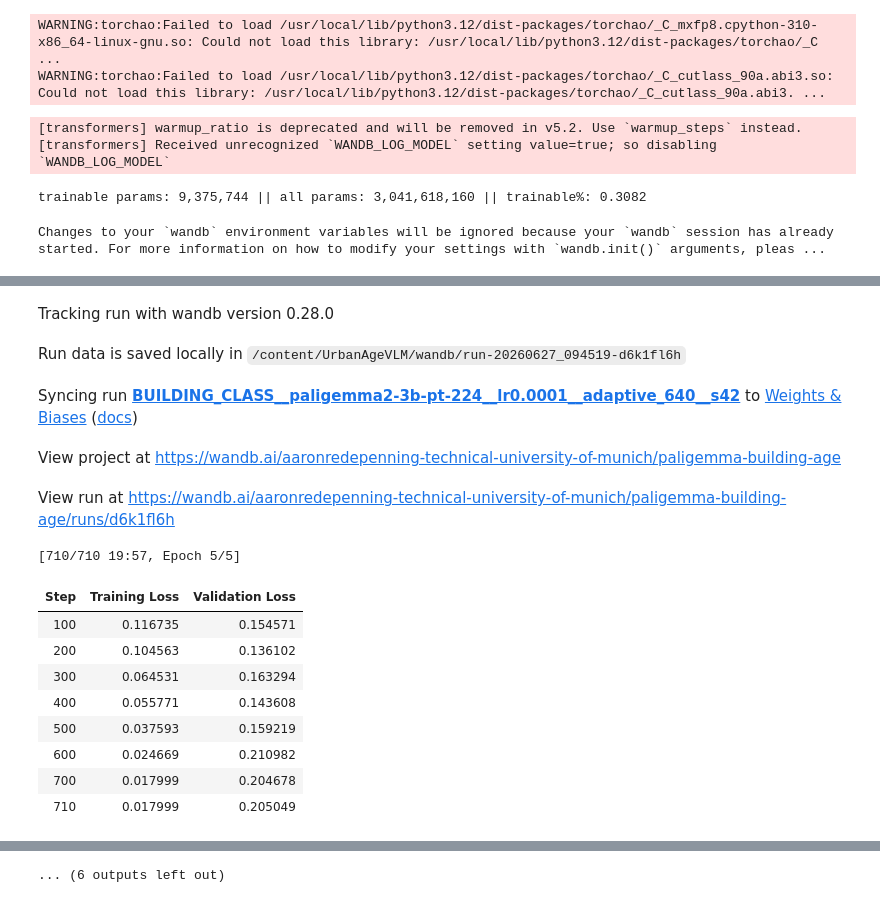
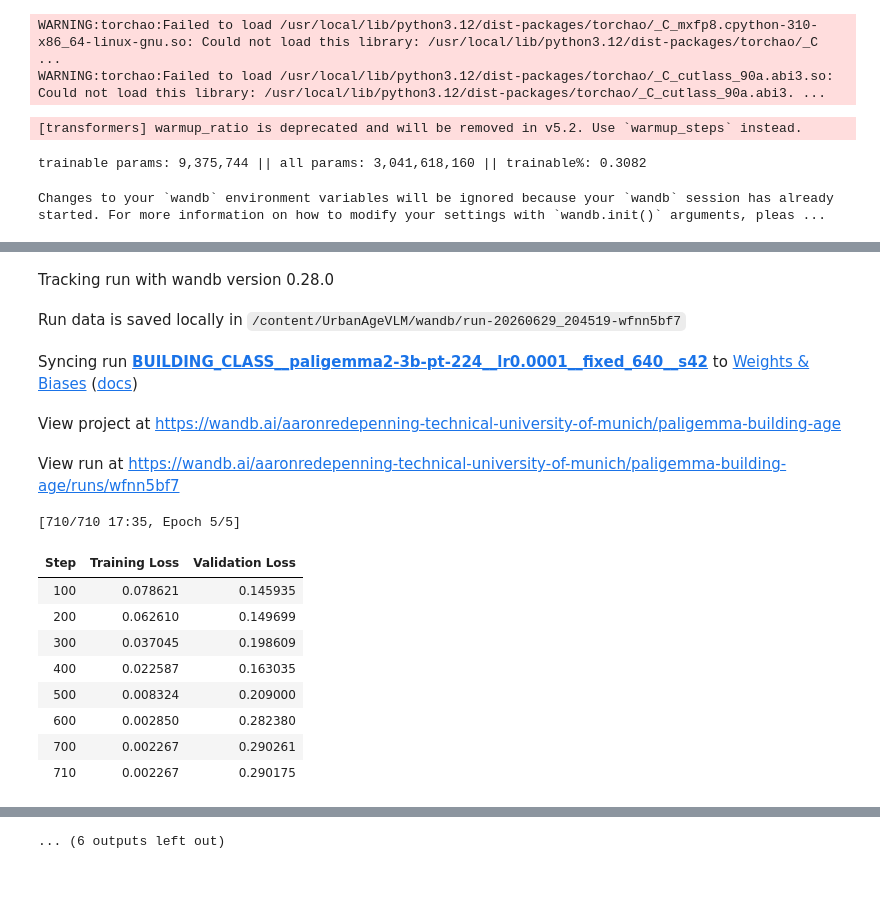
Before and after one commit to AaronRedepenning/UrbanAgeVLM, a Jupyter notebook: notebooks/04_train_paligemma.ipynb, the cells around one changed output, grey strips where cells are left out. Saved outputs shown, nothing was run; the diff lists cells and outputs as text; code cells hidden in the pictures.

```diff
--- a/notebooks/04_train_paligemma.ipynb
+++ b/notebooks/04_train_paligemma.ipynb
@@ -87,31 +102,28 @@ from urban_vlm.paligemma import load_paligemma_config, train_paligemma
 WARNING:torchao:Failed to load /usr/local/lib/python3.12/dist-packages/torchao/_C_mxfp8.cpython-310-x86_64-linux-gnu.so: Could not load this library: /usr/local/lib/python3.12/dist-packages/torchao/_C ...
 WARNING:torchao:Failed to load /usr/local/lib/python3.12/dist-packages/torchao/_C_cutlass_90a.abi3.so: Could not load this library: /usr/local/lib/python3.12/dist-packages/torchao/_C_cutlass_90a.abi3. ...
 # %%
-config = "/content/UrbanAgeVLM/configs/train/0__pg2-3b-pt-448_adaptive-640_lr3e-5_r16_s42.yaml"
-# config = "/content/UrbanAgeVLM/configs/train/0__pg2-3b-pt-448_fixed-640_lr3e-5_r16_s42.yaml"
-
-train_paligemma(load_paligemma_config(config))
+train_paligemma(
+    load_paligemma_config("/content/UrbanAgeVLM/configs/train/4__pg2-3b-pt-224_fixed-640_lr1e-4_r16_s42.yaml"))
 wandb.finish()
 # %% [output]
 [transformers] warmup_ratio is deprecated and will be removed in v5.2. Use `warmup_steps` instead.
-[transformers] Received unrecognized `WANDB_LOG_MODEL` setting value=true; so disabling `WANDB_LOG_MODEL`
 trainable params: 9,375,744 || all params: 3,041,618,160 || trainable%: 0.3082
 Changes to your `wandb` environment variables will be ignored because your `wandb` session has already started. For more information on how to modify your settings with `wandb.init()` arguments, pleas ...
 [interactive output not drawn]
 Tracking run with wandb version 0.28.0
-Run data is saved locally in /content/UrbanAgeVLM/wandb/run-20260627_094519-d6k1fl6h
+Run data is saved locally in /content/UrbanAgeVLM/wandb/run-20260629_204519-wfnn5bf7
-Syncing run BUILDING_CLASS__paligemma2-3b-pt-224__lr0.0001__adaptive_640__s42 to Weights & Biases (docs)
+Syncing run BUILDING_CLASS__paligemma2-3b-pt-224__lr0.0001__fixed_640__s42 to Weights & Biases (docs)
 View project at https://wandb.ai/aaronredepenning-technical-university-of-munich/paligemma-building-age
-View run at https://wandb.ai/aaronredepenning-technical-university-of-munich/paligemma-building-age/runs/d6k1fl6h
+View run at https://wandb.ai/aaronredepenning-technical-university-of-munich/paligemma-building-age/runs/wfnn5bf7
-[710/710 19:57, Epoch 5/5]
+[710/710 17:35, Epoch 5/5]
 | Step | Training Loss | Validation Loss |
-| 100 | 0.116735 | 0.154571 |
-| 200 | 0.104563 | 0.136102 |
-| 300 | 0.064531 | 0.163294 |
-| 400 | 0.055771 | 0.143608 |
-| 500 | 0.037593 | 0.159219 |
-| 600 | 0.024669 | 0.210982 |
-| 700 | 0.017999 | 0.204678 |
-| 710 | 0.017999 | 0.205049 |
+| 100 | 0.078621 | 0.145935 |
+| 200 | 0.062610 | 0.149699 |
+| 300 | 0.037045 | 0.198609 |
+| 400 | 0.022587 | 0.163035 |
+| 500 | 0.008324 | 0.209000 |
+| 600 | 0.002850 | 0.282380 |
+| 700 | 0.002267 | 0.290261 |
+| 710 | 0.002267 | 0.290175 |
 [interactive output not drawn]
 ... (6 outputs left out)
```
Also changed, not shown: parts of 3 cells of this notebook.
